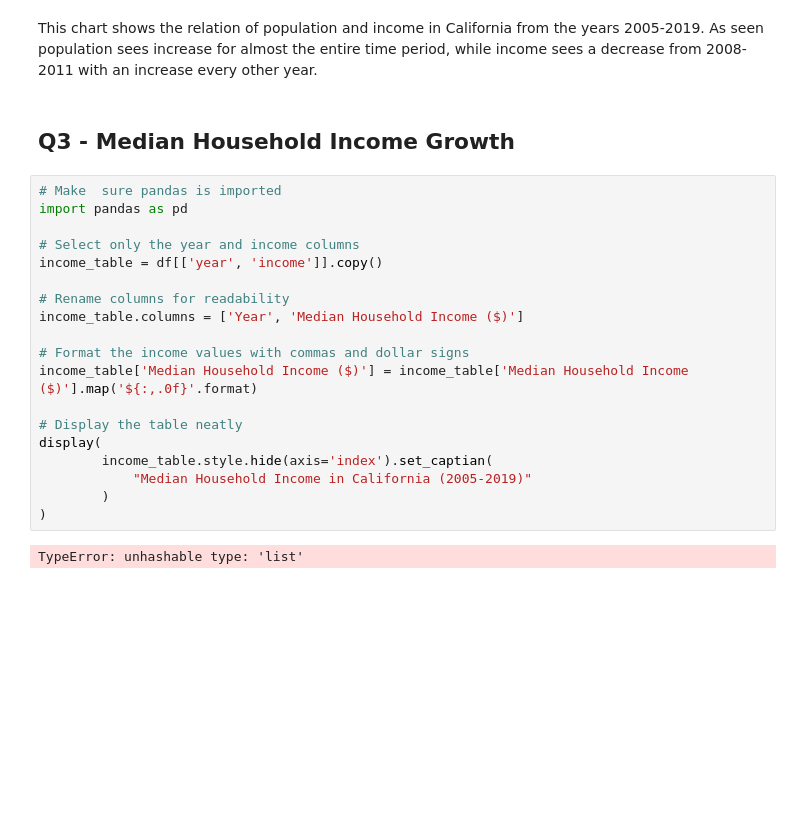
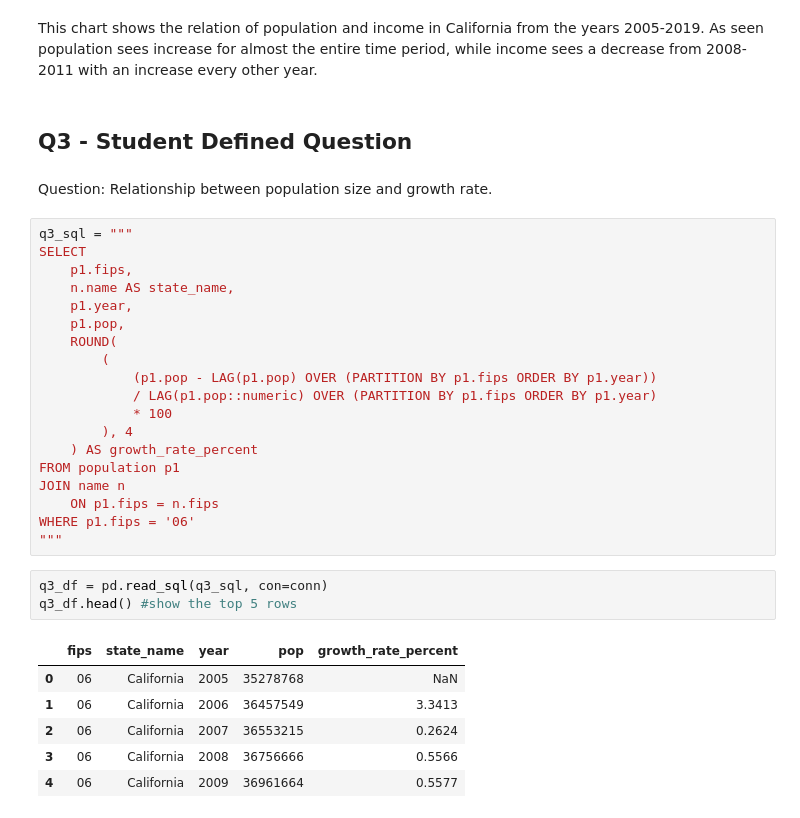
Before and after one commit to connormonsen/IA-340, a Jupyter notebook: lab6.ipynb, the cells around one changed output. Drawn from its saved outputs; the diff is of its cells as text; blank space fills up the shorter version.

```diff
--- a/lab6.ipynb
+++ b/lab6.ipynb
@@ -256,25 +285,35 @@ plt.show()
 # %% [markdown]
 This chart shows the relation of population and income in California from the years 2005-2019. As seen population sees increase for almost the entire time period, while income sees a decrease from 2008-2011 with an increase every other year.
 # %% [markdown]
-## Q3 - Median Household Income Growth
+## Q3 - Student Defined Question
-# %%
-# Make  sure pandas is imported
-import pandas as pd
-
-# Select only the year and income columns
-income_table = df[['year', 'income']].copy()
-
-# Rename columns for readability
-income_table.columns = ['Year', 'Median Household Income ($)']
-
-# Format the income values with commas and dollar signs
-income_table['Median Household Income ($)'] = income_table['Median Household Income ($)'].map('${:,.0f}'.format)
-
-# Display the table neatly
-display(
-        income_table.style.hide(axis='index').set_captian(
-            "Median Household Income in California (2005-2019)"
-        )
-)
-# %% [output]
-TypeError: unhashable type: 'list'
+# %% [markdown]
+Question: Relationship between population size and growth rate.
+# %%
+q3_sql = """
+SELECT
+    p1.fips,
+    n.name AS state_name,
+    p1.year,
+    p1.pop,
+    ROUND(
+        (
+            (p1.pop - LAG(p1.pop) OVER (PARTITION BY p1.fips ORDER BY p1.year))
+            / LAG(p1.pop::numeric) OVER (PARTITION BY p1.fips ORDER BY p1.year)
+            * 100
+        ), 4
+    ) AS growth_rate_percent
+FROM population p1
+JOIN name n
+    ON p1.fips = n.fips
+WHERE p1.fips = '06'
+"""
+# %%
+q3_df = pd.read_sql(q3_sql, con=conn)
+q3_df.head() #show the top 5 rows
+# %% [output]
+|  | fips | state_name | year | pop | growth_rate_percent |
+| 0 | 06 | California | 2005 | 35278768 | NaN |
+| 1 | 06 | California | 2006 | 36457549 | 3.3413 |
+| 2 | 06 | California | 2007 | 36553215 | 0.2624 |
+| 3 | 06 | California | 2008 | 36756666 | 0.5566 |
+| 4 | 06 | California | 2009 | 36961664 | 0.5577 |
```
Also changed, not shown: parts of 11 cells of this notebook.
